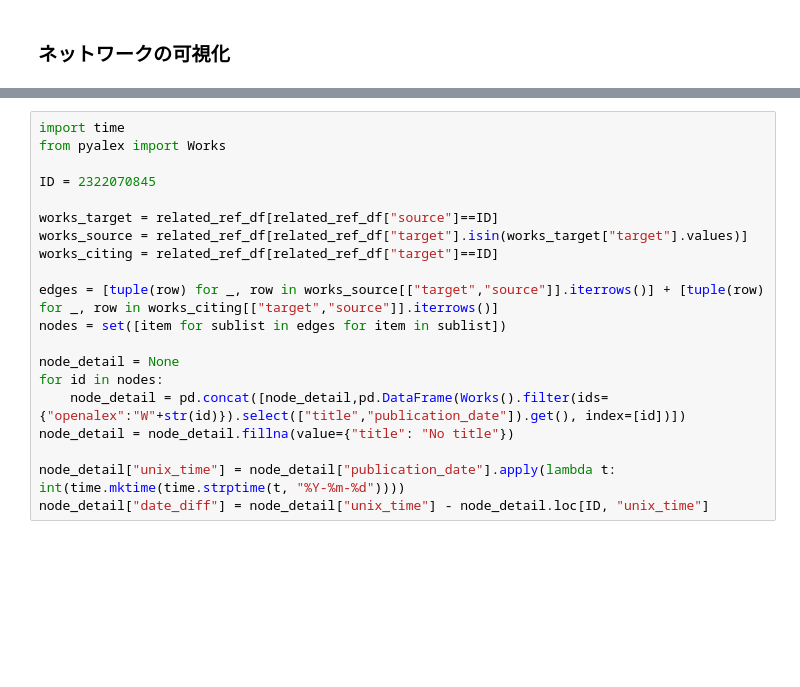
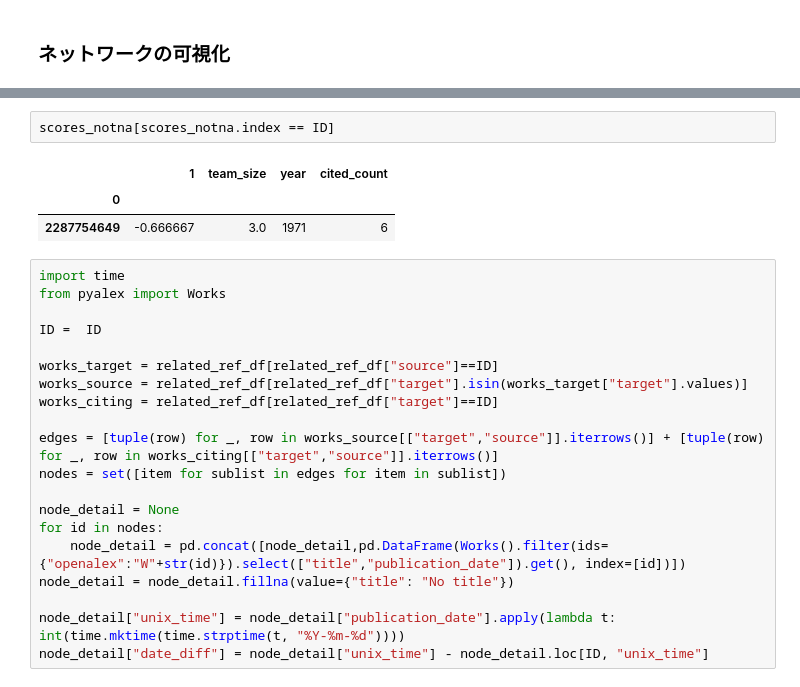
Before and after one commit to ScisciJP/tutorial_jp, a Jupyter notebook: 3-Disruptiveness copy Large.ipynb, the cells around one changed output, grey strips where cells are left out. Drawn from its saved outputs; the diff is of its cells as text; blank space fills up the shorter version.

```diff
--- a/3-Disruptiveness copy Large.ipynb
+++ b/3-Disruptiveness copy Large.ipynb
@@ -775,8 +766,14 @@ KeyboardInterrupt:
+# %%
+scores_notna[scores_notna.index == ID]
+# %% [output]
+|  | 1 | team_size | year | cited_count |
+| 0 |  |  |  |  |
+| 2287754649 | -0.666667 | 3.0 | 1971 | 6 |
 # %%
 import time
 from pyalex import Works
 
-ID = 2322070845
+ID =  ID
 
 works_target = related_ref_df[related_ref_df["source"]==ID]
 works_source = related_ref_df[related_ref_df["target"].isin(works_target["target"].values)]
```
Also changed, not shown: parts of 5 cells of this notebook.
